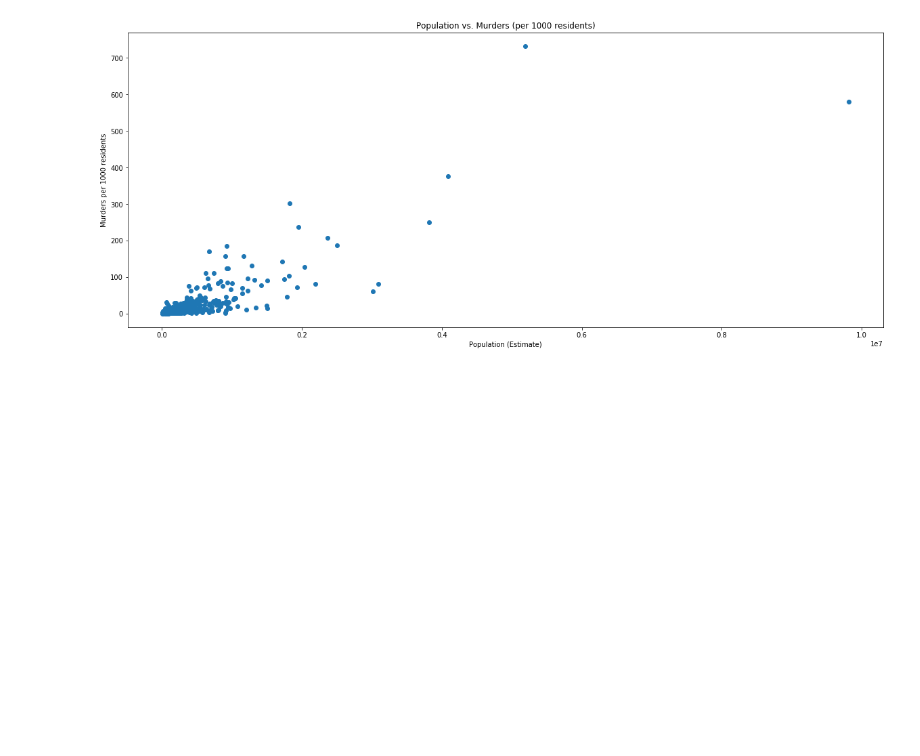
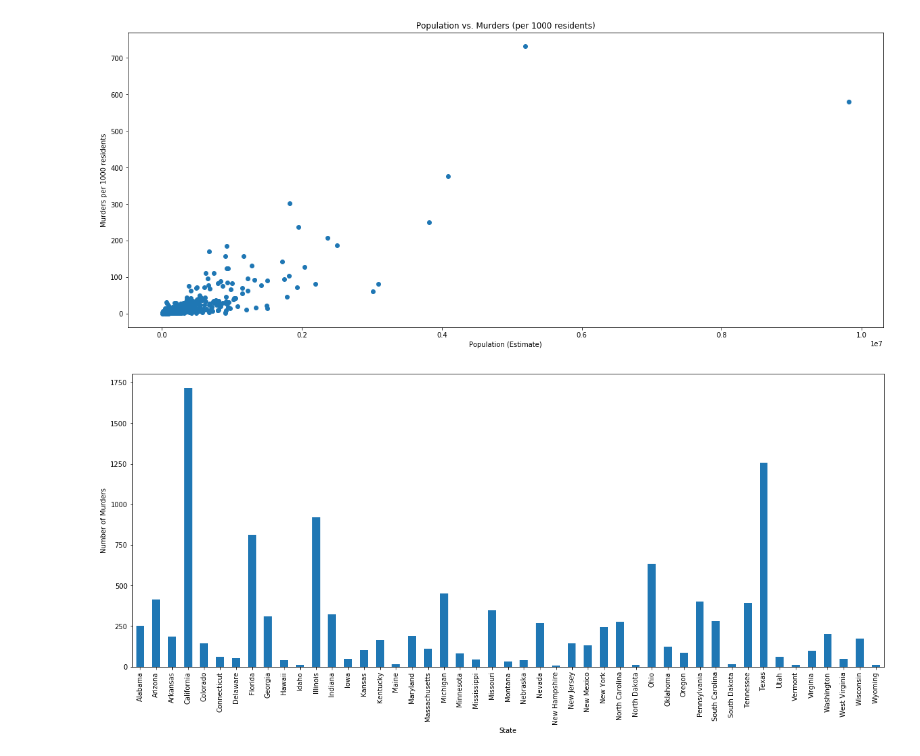
Before and after one commit to jstetter/project-1, a Jupyter notebook: project_1.ipynb, the cells around one changed output. Drawn from its saved outputs; the diff is of its cells as text; code cells hidden in the pictures; blank space fills up the shorter version.

```diff
--- a/project_1.ipynb
+++ b/project_1.ipynb
@@ -191,3 +191,15 @@ plt.title('Population vs. Murders (per 1000 residents)')
 # %% [output]
 Text(0.5, 1.0, 'Population vs. Murders (per 1000 residents)')
 [figure]
+# %%
+# Serenas Charts
+#Combined Murder data by state
+State_total = combined_df2.groupby("State")['MRD'].sum()
+State_total
+#Bar chart
+Bar_chart = State_total.plot(kind='bar')
+Bar_chart.set_xlabel("State")
+Bar_chart.set_ylabel("Number of Murders")
+plt.rcParams["figure.figsize"] = (20,8)
+# %% [output]
+[figure, added]
```
